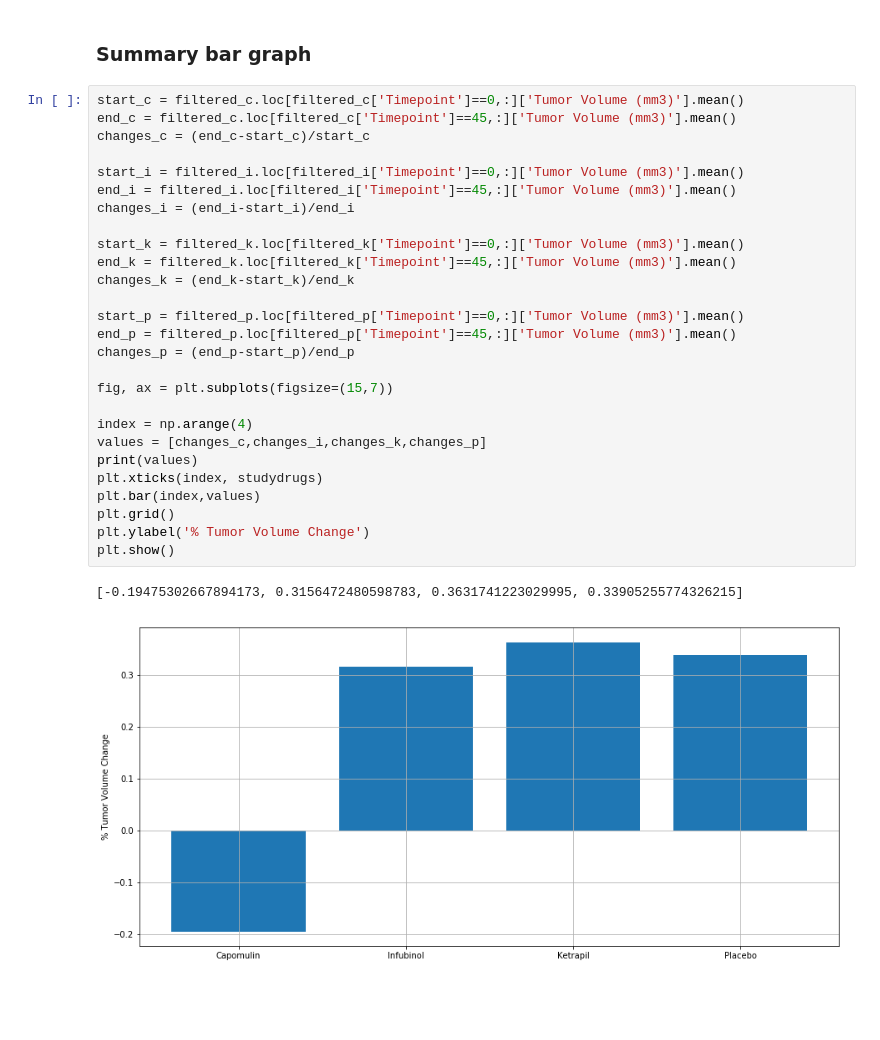
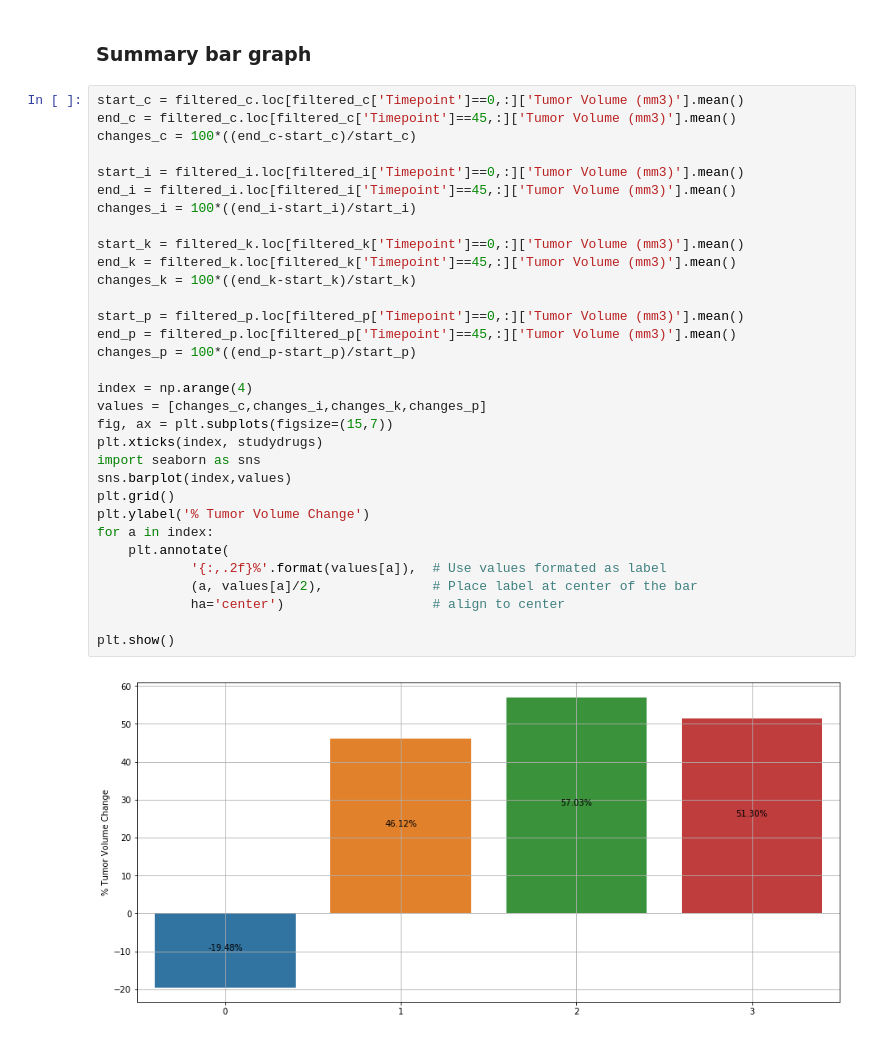
Before and after one commit to gvo34/pandas, a Jupyter notebook: Pymaceuticals/Pymaceuticals.ipynb, the cells around one changed output. Drawn from its saved outputs; the diff is of its cells as text; blank space fills up the shorter version.

Commit message:
Update change bars to show annotations of the values in the bar

```diff
--- a/Pymaceuticals/Pymaceuticals.ipynb
+++ b/Pymaceuticals/Pymaceuticals.ipynb
@@ -153,30 +150,34 @@ plt.show()
 # %%
 start_c = filtered_c.loc[filtered_c['Timepoint']==0,:]['Tumor Volume (mm3)'].mean()
 end_c = filtered_c.loc[filtered_c['Timepoint']==45,:]['Tumor Volume (mm3)'].mean()
-changes_c = (end_c-start_c)/start_c
+changes_c = 100*((end_c-start_c)/start_c)
 
 start_i = filtered_i.loc[filtered_i['Timepoint']==0,:]['Tumor Volume (mm3)'].mean()
 end_i = filtered_i.loc[filtered_i['Timepoint']==45,:]['Tumor Volume (mm3)'].mean()
-changes_i = (end_i-start_i)/end_i
+changes_i = 100*((end_i-start_i)/start_i)
 
 start_k = filtered_k.loc[filtered_k['Timepoint']==0,:]['Tumor Volume (mm3)'].mean()
 end_k = filtered_k.loc[filtered_k['Timepoint']==45,:]['Tumor Volume (mm3)'].mean()
-changes_k = (end_k-start_k)/end_k
+changes_k = 100*((end_k-start_k)/start_k)
 
 start_p = filtered_p.loc[filtered_p['Timepoint']==0,:]['Tumor Volume (mm3)'].mean()
 end_p = filtered_p.loc[filtered_p['Timepoint']==45,:]['Tumor Volume (mm3)'].mean()
-changes_p = (end_p-start_p)/end_p
-
-fig, ax = plt.subplots(figsize=(15,7))
+changes_p = 100*((end_p-start_p)/start_p)
 
 index = np.arange(4)
 values = [changes_c,changes_i,changes_k,changes_p]
-print(values)
+fig, ax = plt.subplots(figsize=(15,7))
 plt.xticks(index, studydrugs)
-plt.bar(index,values)
+import seaborn as sns
+sns.barplot(index,values)
 plt.grid()
 plt.ylabel('% Tumor Volume Change')
+for a in index:
+    plt.annotate(
+            '{:,.2f}%'.format(values[a]),  # Use values formated as label
+            (a, values[a]/2),              # Place label at center of the bar
+            ha='center')                   # align to center
+
 plt.show()
 # %% [output]
-[-0.19475302667894173, 0.3156472480598783, 0.3631741223029995, 0.33905255774326215]
-[figure, old version]
+[figure, new version]
```
Also changed, not shown: parts of 1 cell of this notebook, 2 other files.
